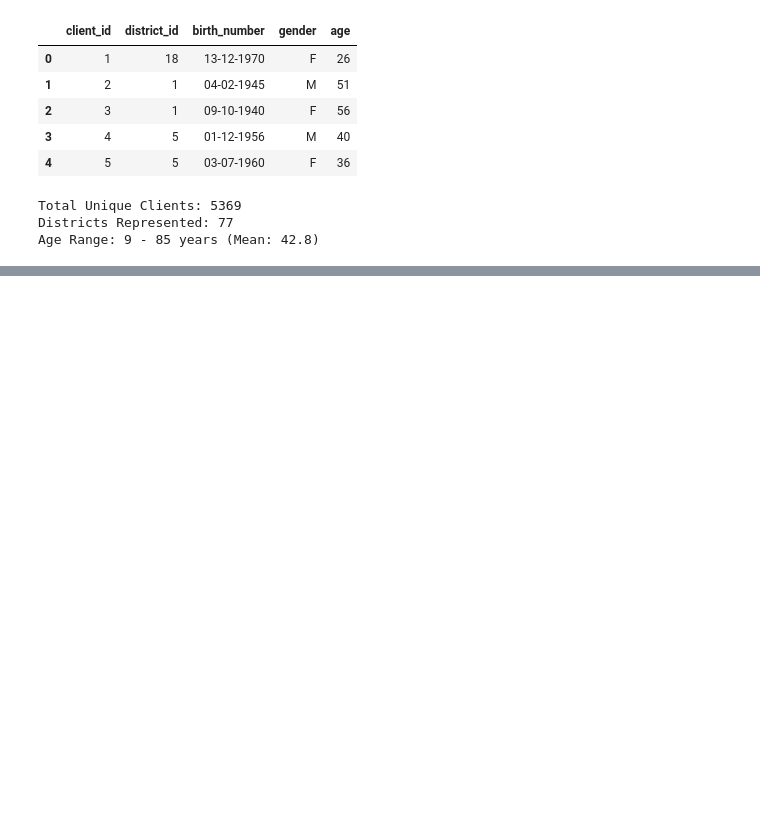
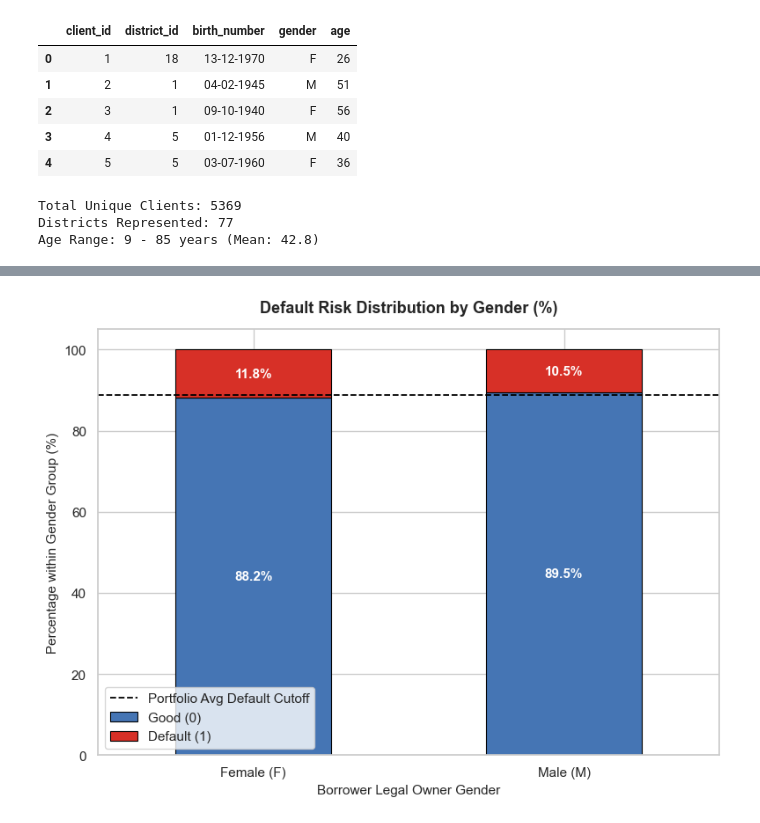
Before and after one commit to omdaelsfa7/CAE-Intern, a Jupyter notebook: project/EDA/Client_EDA.ipynb, the cells around one changed output, grey strips where cells are left out. Drawn from its saved outputs; the diff is of its cells as text; code cells hidden in the pictures; blank space fills up the shorter version.

```diff
--- a/project/EDA/Client_EDA.ipynb
+++ b/project/EDA/Client_EDA.ipynb
@@ -104,0 +260,63 @@ Passing `palette` without assigning `hue` is deprecated and will be removed in v
+# %%
+# ---------------------------------------------------------
+# Relative Default Risk Distribution by Gender (%)
+# ---------------------------------------------------------
+# 1. Calculate relative proportions and overall baseline
+gender_ct = pd.crosstab(
+    loan_clients['gender'],
+    loan_clients['target'],
+    normalize='index'
+) * 100
+
+overall_default_rate = (loan_clients['target'].mean()) * 100
+
+# 2. Setup clean single-panel figure
+plt.figure(figsize=(8, 6))
+ax = plt.gca()
+
+colors_stacked = ['#4575b4', '#d73027']  # Muted Blue (Good), Coral Red (Default)
+gender_ct.plot(
+    kind='bar',
+    stacked=True,
+    color=colors_stacked,
+    ax=ax,
+    edgecolor='black',
+    linewidth=0.8
+)
+
+plt.title('Default Risk Distribution by Gender (%)', fontsize=13, fontweight='bold', pad=14)
+plt.ylabel('Percentage within Gender Group (%)', fontsize=11)
+plt.xlabel('Borrower Legal Owner Gender', fontsize=11)
+plt.xticks(ticks=[0, 1], labels=['Female (F)', 'Male (M)'], rotation=0, fontsize=11)
+plt.ylim(0, 105)
+
+# Add dashed benchmark line for overall baseline portfolio default rate
+plt.axhline(
+    100 - overall_default_rate,
+    color='black',
+    linestyle='--',
+    linewidth=1.3,
+    label=f'Portfolio Boundary (Avg Default: {overall_default_rate:.1f}%)'
+)
+plt.legend(['Portfolio Avg Default Cutoff', 'Good (0)', 'Default (1)'], loc='lower left', frameon=True)
+
+# Annotate exact percentages inside the segments
+for n, c in enumerate(gender_ct.index):
+    good_pct = gender_ct.loc[c, 0]
+    def_pct = gender_ct.loc[c, 1]
+
+    # Label Good (bottom segment)
+    ax.text(
+        n, good_pct / 2, f"{good_pct:.1f}%",
+        ha='center', va='center', color='white', fontweight='bold', fontsize=11
+    )
+    # Label Default (top segment)
+    ax.text(
+        n, good_pct + (def_pct / 2), f"{def_pct:.1f}%",
+        ha='center', va='center', color='white', fontweight='bold', fontsize=11
+    )
+
+plt.tight_layout()
+plt.show()
+# %% [output]
+[figure, added]
```
Also changed, not shown: parts of 7 cells of this notebook, 9 other files.
